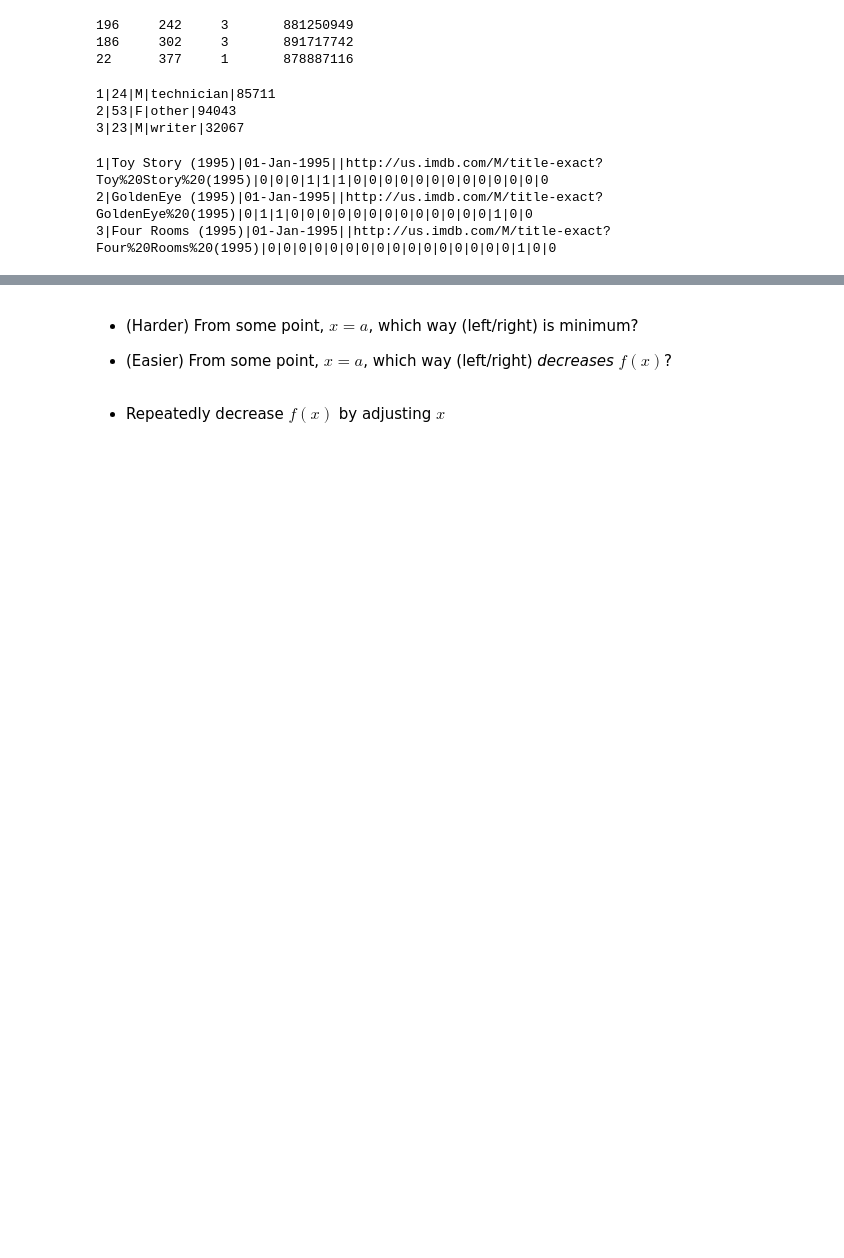
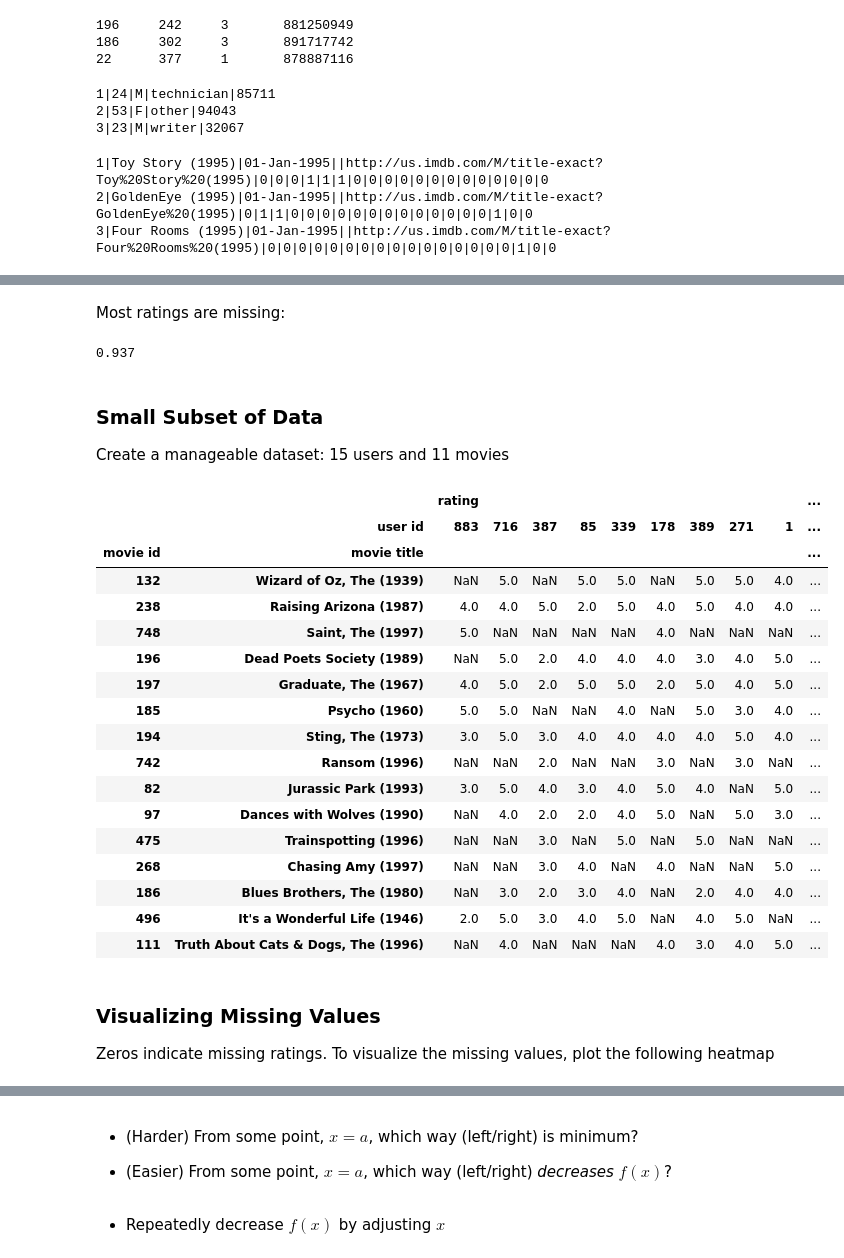
Before and after one commit to Harrychih/Spring2020, a Jupyter notebook: lecture-notes/06-Movie-Recommendation-System.ipynb, the cells around one changed output, grey strips where cells are left out. Saved outputs shown, nothing was run; the diff lists cells and outputs as text; code cells hidden in the pictures; blank space fills up the shorter version.

```diff
--- a/lecture-notes/06-Movie-Recommendation-System.ipynb
+++ b/lecture-notes/06-Movie-Recommendation-System.ipynb
@@ -233,0 +173,9 @@ $$ x^* = \arg\min_x f(x). $$
+# %%
+import pandas as pd
+import altair as alt
+import numpy as np
+import movielense as ml
+
+users = ml.import_users('ml-100k/u.user')
+movies = ml.import_movies('ml-100k/u.item')
+ratings = ml.import_ratings('ml-100k/u.data', movies)
@@ -233,0 +221,3 @@ $$ x^* = \arg\min_x f(x). $$
+# %%
+R_all = ratings.unstack(['user id'])
+R_all
@@ -233,0 +240,43 @@ $$ x^* = \arg\min_x f(x). $$
+# %% [markdown]
+Most ratings are missing:
+# %%
+(np.isnan(R_all)).mean().mean().round(3)
+# %% [output]
+0.937
+# %% [markdown]
+### Small Subset of Data
+
+Create a manageable dataset: 15 users and 11 movies
+# %%
+I = 16
+M = 15
+
+# retrieve movies/users combination that is not *too* sparse
+top_users = R_all.agg(sum, axis=0).nlargest(70).tail(I).index
+top_movies = R_all.agg(sum, axis=1).nlargest(70).tail(M).index
+
+R = R_all.loc[top_movies, top_users]
+R
+# %% [output]
+|  |  | rating |  |  |  |  |  |  |  |  | ... |
+|  | user id | 883 | 716 | 387 | 85 | 339 | 178 | 389 | 271 | 1 | ... |
+| movie id | movie title |  |  |  |  |  |  |  |  |  | ... |
+| 132 | Wizard of Oz, The (1939) | NaN | 5.0 | NaN | 5.0 | 5.0 | NaN | 5.0 | 5.0 | 4.0 | ... |
+| 238 | Raising Arizona (1987) | 4.0 | 4.0 | 5.0 | 2.0 | 5.0 | 4.0 | 5.0 | 4.0 | 4.0 | ... |
+| 748 | Saint, The (1997) | 5.0 | NaN | NaN | NaN | NaN | 4.0 | NaN | NaN | NaN | ... |
+| 196 | Dead Poets Society (1989) | NaN | 5.0 | 2.0 | 4.0 | 4.0 | 4.0 | 3.0 | 4.0 | 5.0 | ... |
+| 197 | Graduate, The (1967) | 4.0 | 5.0 | 2.0 | 5.0 | 5.0 | 2.0 | 5.0 | 4.0 | 5.0 | ... |
+| 185 | Psycho (1960) | 5.0 | 5.0 | NaN | NaN | 4.0 | NaN | 5.0 | 3.0 | 4.0 | ... |
+| 194 | Sting, The (1973) | 3.0 | 5.0 | 3.0 | 4.0 | 4.0 | 4.0 | 4.0 | 5.0 | 4.0 | ... |
+| 742 | Ransom (1996) | NaN | NaN | 2.0 | NaN | NaN | 3.0 | NaN | 3.0 | NaN | ... |
+| 82 | Jurassic Park (1993) | 3.0 | 5.0 | 4.0 | 3.0 | 4.0 | 5.0 | 4.0 | NaN | 5.0 | ... |
+| 97 | Dances with Wolves (1990) | NaN | 4.0 | 2.0 | 2.0 | 4.0 | 5.0 | NaN | 5.0 | 3.0 | ... |
+| 475 | Trainspotting (1996) | NaN | NaN | 3.0 | NaN | 5.0 | NaN | 5.0 | NaN | NaN | ... |
+| 268 | Chasing Amy (1997) | NaN | NaN | 3.0 | 4.0 | NaN | 4.0 | NaN | NaN | 5.0 | ... |
+| 186 | Blues Brothers, The (1980) | NaN | 3.0 | 2.0 | 3.0 | 4.0 | NaN | 2.0 | 4.0 | 4.0 | ... |
+| 496 | It's a Wonderful Life (1946) | 2.0 | 5.0 | 3.0 | 4.0 | 5.0 | NaN | 4.0 | 5.0 | NaN | ... |
+| 111 | Truth About Cats & Dogs, The (1996) | NaN | 4.0 | NaN | NaN | NaN | 4.0 | 3.0 | 4.0 | 5.0 | ... |
+# %% [markdown]
+### Visualizing Missing Values
+
+Zeros indicate missing ratings. To visualize the missing values, plot the following heatmap
```
Also changed, not shown: parts of 86 cells of this notebook.
